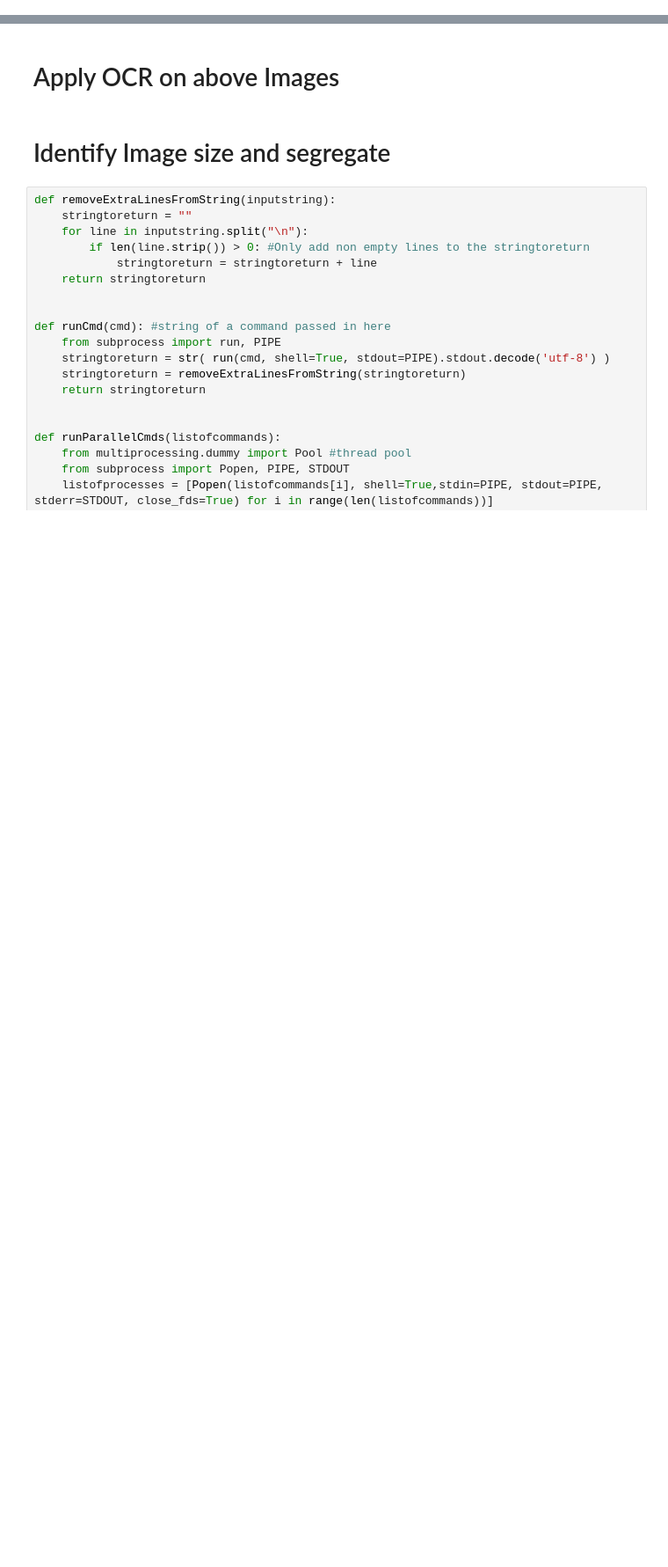
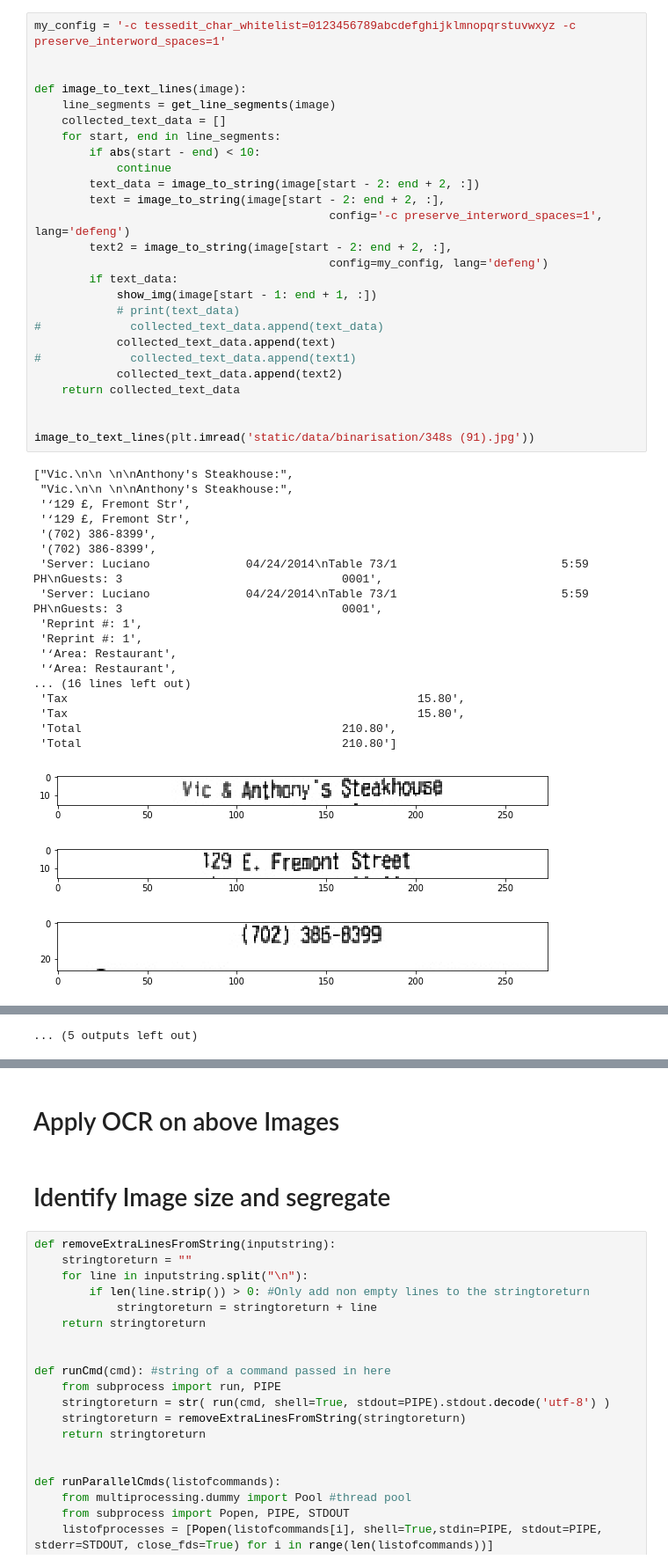
Before and after one commit to sravyaysk/vitaFlow, a Jupyter notebook: vitaflow/annotate_server/manual_line_segmentation.ipynb, the cells around one changed output, grey strips where cells are left out. Shown at 88% size. Drawn from its saved outputs; the diff is of its cells as text; blank space fills up the shorter version.

```diff
--- a/vitaflow/annotate_server/manual_line_segmentation.ipynb
+++ b/vitaflow/annotate_server/manual_line_segmentation.ipynb
@@ -81,0 +96,47 @@ def main(image_filename):
+# %%
+my_config = '-c tessedit_char_whitelist=0123456789abcdefghijklmnopqrstuvwxyz -c preserve_interword_spaces=1'
+
+
+def image_to_text_lines(image):
+    line_segments = get_line_segments(image)
+    collected_text_data = []
+    for start, end in line_segments:
+        if abs(start - end) < 10:
+            continue
+        text_data = image_to_string(image[start - 2: end + 2, :])
+        text = image_to_string(image[start - 2: end + 2, :],
+                                           config='-c preserve_interword_spaces=1', lang='defeng')
+        text2 = image_to_string(image[start - 2: end + 2, :],
+                                           config=my_config, lang='defeng')
+        if text_data:
+            show_img(image[start - 1: end + 1, :])
+            # print(text_data)
+#             collected_text_data.append(text_data)
+            collected_text_data.append(text)
+#             collected_text_data.append(text1)
+            collected_text_data.append(text2)
+    return collected_text_data
+
+
+image_to_text_lines(plt.imread('static/data/binarisation/348s (91).jpg'))
+# %% [output]
+["Vic.\n\n \n\nAnthony's Steakhouse:",
+ "Vic.\n\n \n\nAnthony's Steakhouse:",
+ '‘129 £, Fremont Str',
+ '‘129 £, Fremont Str',
+ '(702) 386-8399',
+ '(702) 386-8399',
+ 'Server: Luciano              04/24/2014\nTable 73/1                        5:59 PH\nGuests: 3                                0001',
+ 'Server: Luciano              04/24/2014\nTable 73/1                        5:59 PH\nGuests: 3                                0001',
+ 'Reprint #: 1',
+ 'Reprint #: 1',
+ '‘Area: Restaurant',
+ '‘Area: Restaurant',
+... (16 lines left out)
+ 'Tax                                                   15.80',
+ 'Tax                                                   15.80',
+ 'Total                                      210.80',
+ 'Total                                      210.80']
+[figure, added]
+[figure, added]
+[figure, added]
@@ -81,0 +151 @@ def main(image_filename):
+... (5 outputs left out)
```
Also changed, not shown: parts of 28 cells of this notebook, 5 other files.
